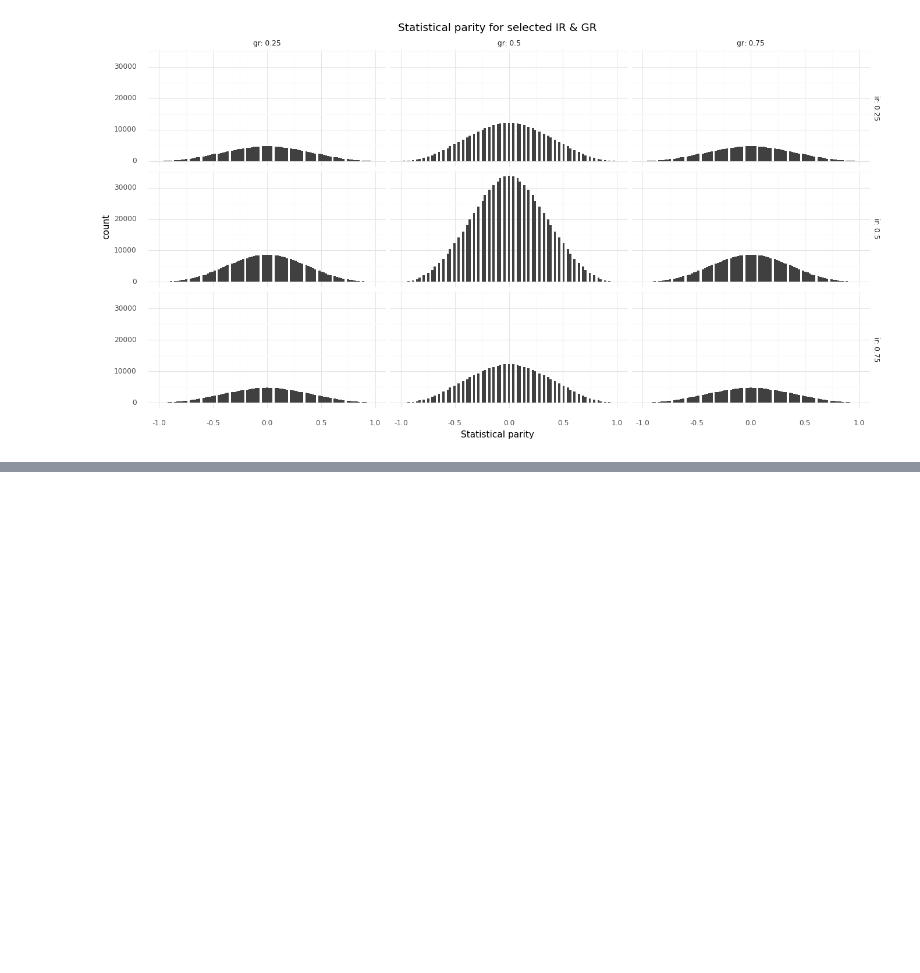
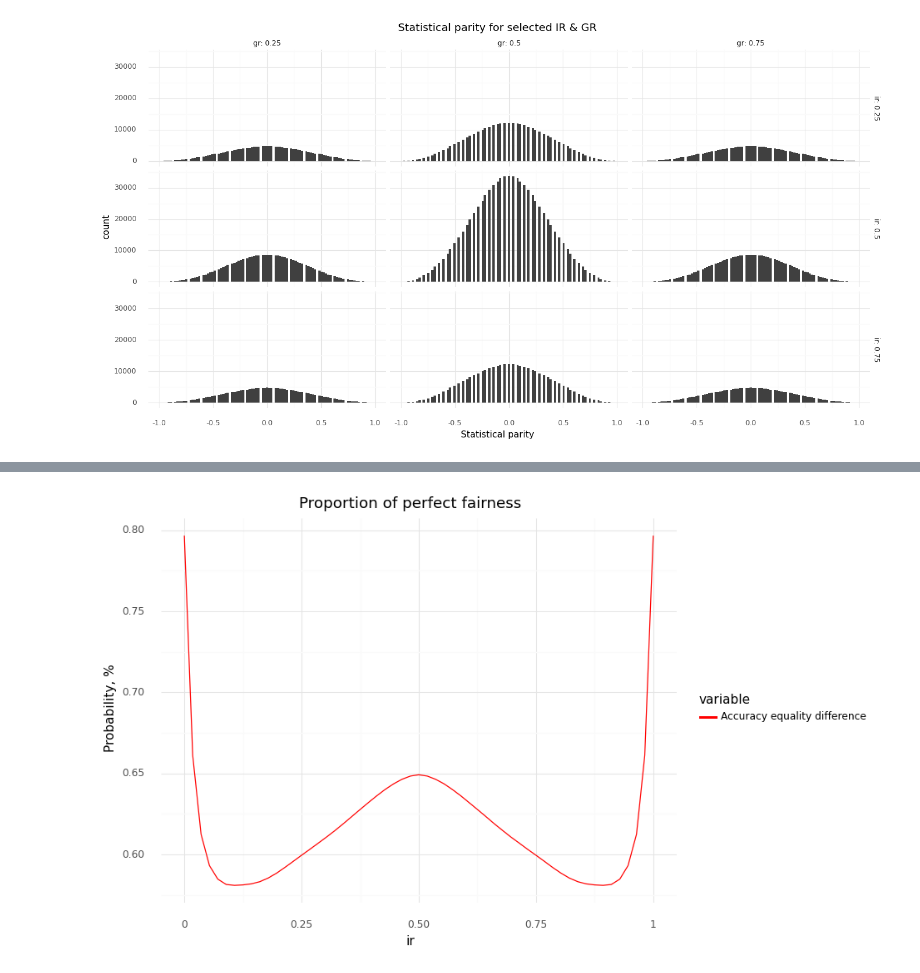
Before and after one commit to emanuelrck/Replication_analysis-of-fairness-measures, a Jupyter notebook: MainPlots.ipynb, the cells around one changed output, grey strips where cells are left out. Cells and saved outputs as stored; diff of their text form; code cells hidden in the pictures; blank space fills up the shorter version.

```diff
--- a/MainPlots.ipynb
+++ b/MainPlots.ipynb
@@ -144,0 +149,6 @@ plot_sonya(melt_sonya(df.copy().drop(drop2, axis=1)), 'Sonya3')
+# %%
+drop2 = drop1 + ['Equal opportunity difference', 'Predictive equality difference']
+fig = plot_sonya(melt_sonya(df.copy().drop(drop2, axis=1), base_metric), base_metric)
+fig.save("plots/" + "sonya_" + base_metric + "3.jpeg", width = 8, height = 6, dpi = 300)
+# %% [output]
+[figure, added]
```
Also changed, not shown: parts of 20 cells of this notebook, 8 other files.
